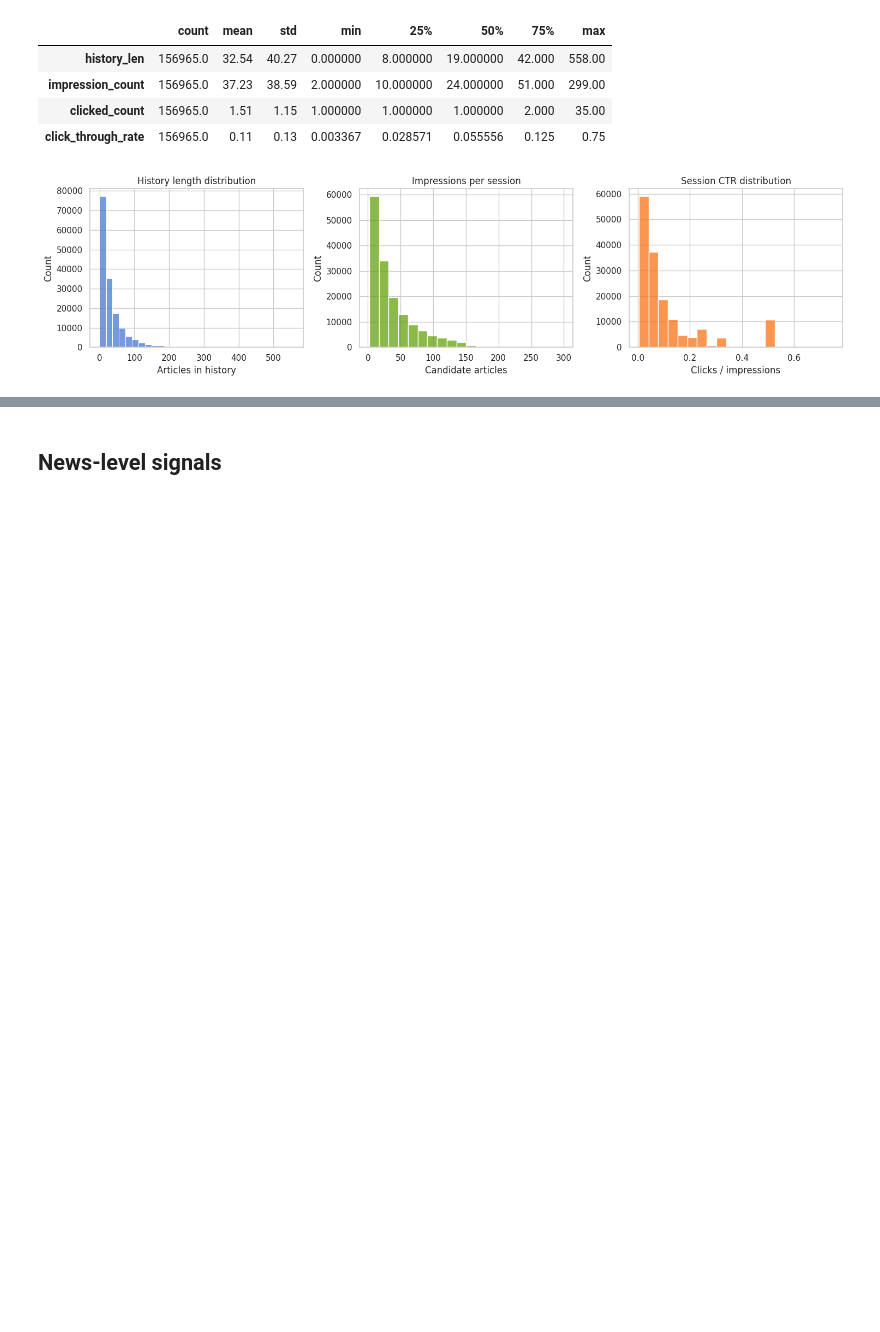
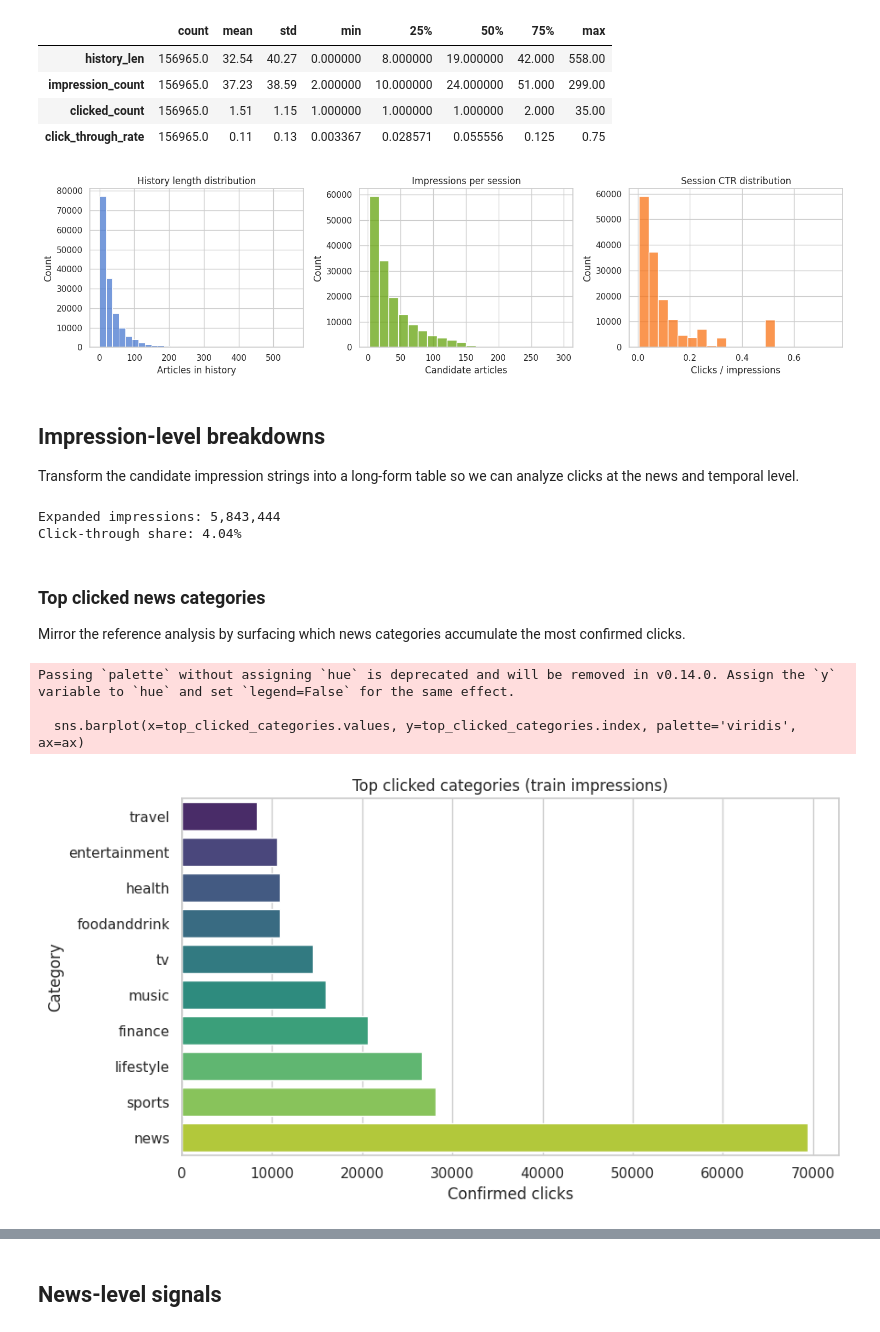
Before and after one commit to GisleGaren/AnbSysProsjekt, a Jupyter notebook: exploratory_data_analysis.ipynb, the cells around one changed output, grey strips where cells are left out. Saved outputs shown, nothing was run; the diff lists cells and outputs as text; code cells hidden in the pictures; blank space fills up the shorter version.

```diff
--- a/exploratory_data_analysis.ipynb
+++ b/exploratory_data_analysis.ipynb
@@ -158,3 +164,57 @@ plt.tight_layout()
 plt.show()
 # %% [output]
 [figure]
+# %% [markdown]
+## Impression-level breakdowns
+
+Transform the candidate impression strings into a long-form table so we can analyze clicks at the news and temporal level.
+# %%
+def build_impression_table(df):
+    subset = df[['impression_id', 'user_id', 'time', 'impressions']].copy()
+    subset = subset[subset['impressions'].notna() & (subset['impressions'] != '')]
+    subset['impressions_list'] = subset['impressions'].str.split()
+    subset = subset.explode('impressions_list').dropna(subset=['impressions_list'])
+
+    parts = subset['impressions_list'].str.rsplit('-', n=1, expand=True)
+    subset['news_id'] = parts[0]
+    subset['clicked'] = parts[1].astype('int8')
+    subset['hour'] = subset['time'].dt.hour
+
+    subset = subset.drop(columns=['impressions', 'impressions_list'])
+    return subset
+
+impressions_long = build_impression_table(behaviors_df).merge(
+    news_df[['news_id', 'category', 'subcategory']],
+    on='news_id',
+    how='left'
+)
+
+print(f'Expanded impressions: {len(impressions_long):,}')
+print(f"Click-through share: {impressions_long['clicked'].mean():.2%}")
+# %% [output]
+Expanded impressions: 5,843,444
+Click-through share: 4.04%
+# %% [markdown]
+### Top clicked news categories
+
+Mirror the reference analysis by surfacing which news categories accumulate the most confirmed clicks.
+# %%
+top_clicked_categories = (
+    impressions_long.query('clicked == 1')['category']
+    .value_counts()
+    .head(10)
+    .sort_values()
+)
+
+fig, ax = plt.subplots(figsize=(9, 5))
+sns.barplot(x=top_clicked_categories.values, y=top_clicked_categories.index, palette='viridis', ax=ax)
+ax.set_title('Top clicked categories (train impressions)')
+ax.set_xlabel('Confirmed clicks')
+ax.set_ylabel('Category')
+plt.tight_layout()
+plt.show()
+# %% [output]
+Passing `palette` without assigning `hue` is deprecated and will be removed in v0.14.0. Assign the `y` variable to `hue` and set `legend=False` for the same effect.
+
+  sns.barplot(x=top_clicked_categories.values, y=top_clicked_categories.index, palette='viridis', ax=ax)
+[figure, added]
```
Also changed, not shown: parts of 11 cells of this notebook, 1 other file.
